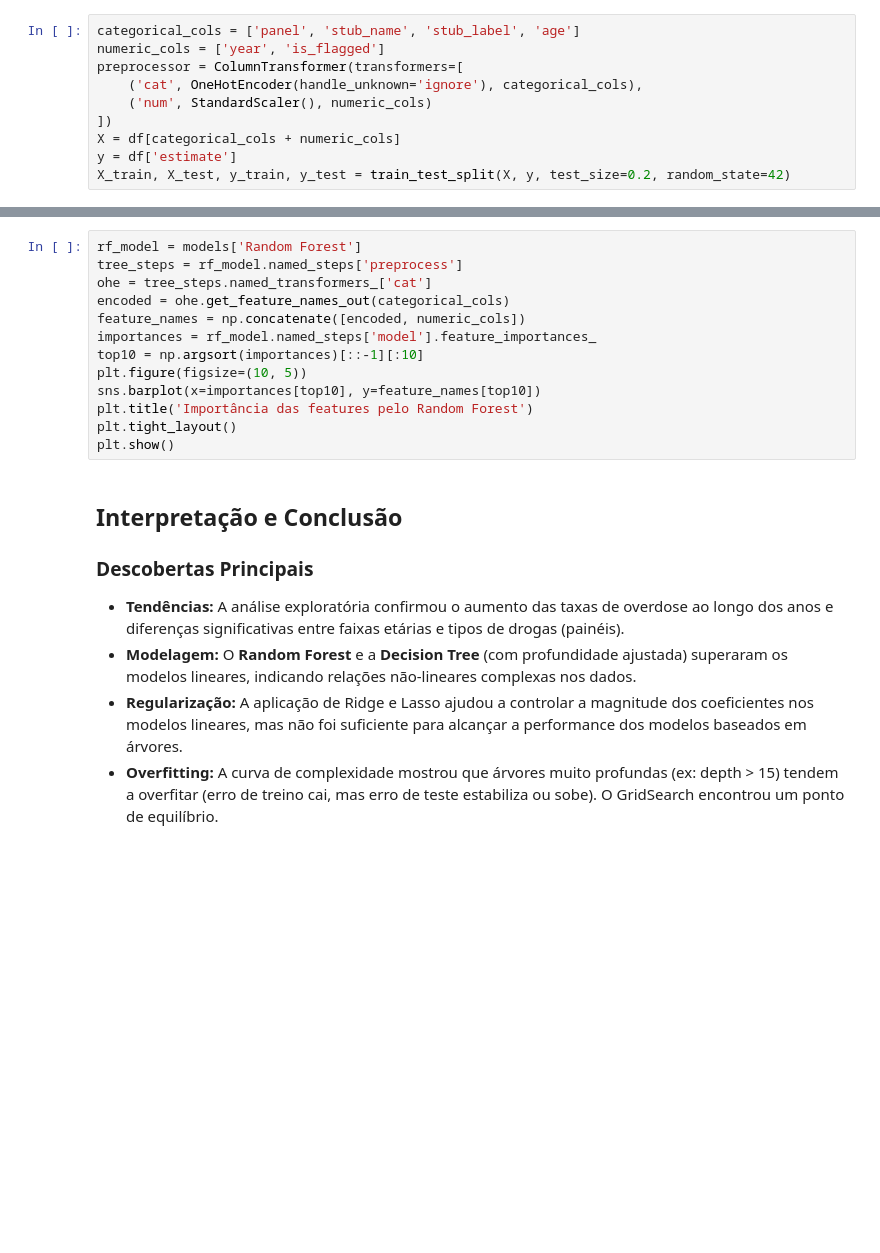
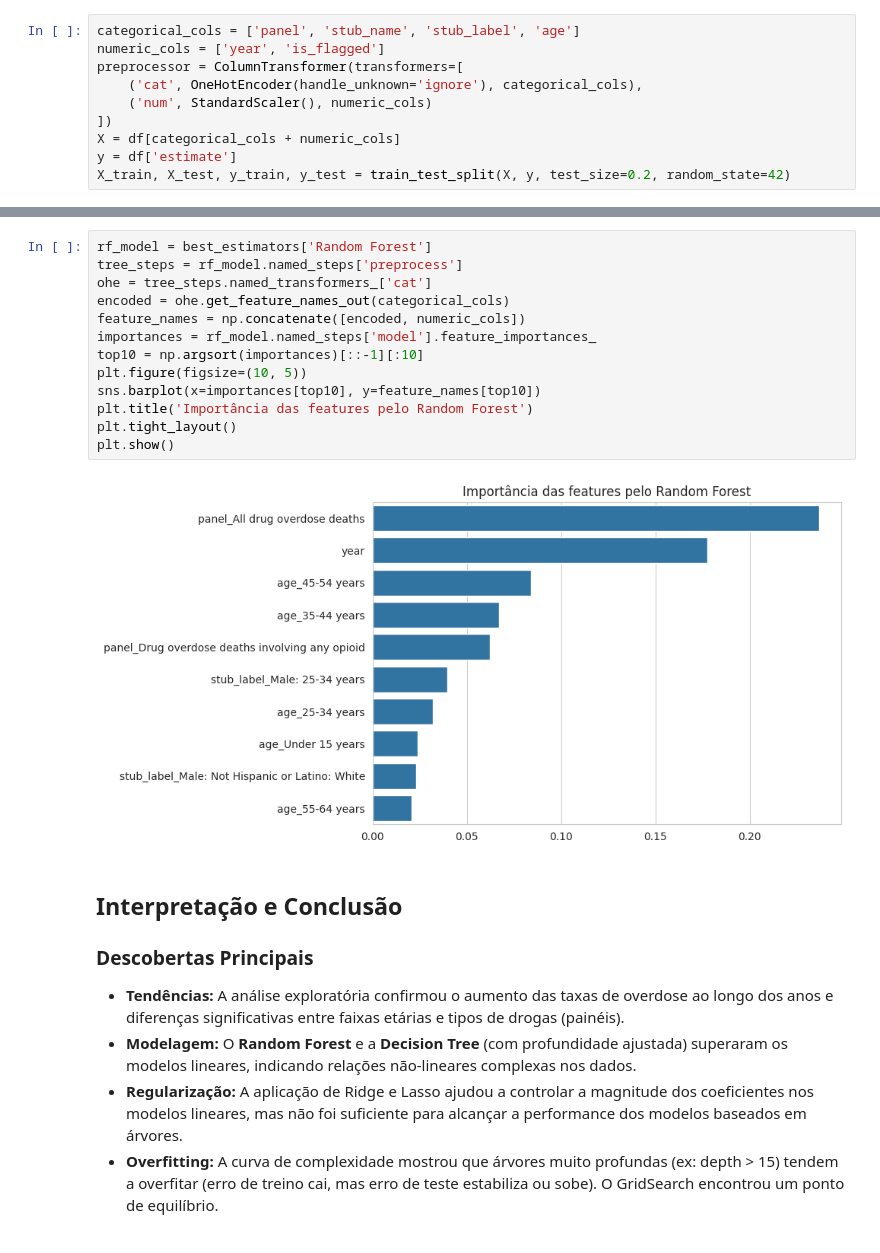
Before and after one commit to joaovcar/Projeto-Machine-Learning, a Jupyter notebook: ml_pipeline.ipynb, the cells around one changed output, grey strips where cells are left out. Cells and saved outputs as stored; diff of their text form; blank space fills up the shorter version.

```diff
--- a/ml_pipeline.ipynb
+++ b/ml_pipeline.ipynb
@@ -154,16 +189,18 @@ plt.show()
 # %%
-rf_model = models['Random Forest']
+rf_model = best_estimators['Random Forest']
 tree_steps = rf_model.named_steps['preprocess']
 ohe = tree_steps.named_transformers_['cat']
 encoded = ohe.get_feature_names_out(categorical_cols)
 feature_names = np.concatenate([encoded, numeric_cols])
 importances = rf_model.named_steps['model'].feature_importances_
 top10 = np.argsort(importances)[::-1][:10]
 plt.figure(figsize=(10, 5))
 sns.barplot(x=importances[top10], y=feature_names[top10])
 plt.title('Importância das features pelo Random Forest')
 plt.tight_layout()
 plt.show()
+# %% [output]
+[figure, added]
 # %% [markdown]
 ## Interpretação e Conclusão
 
```
Also changed, not shown: parts of 5 cells of this notebook.
